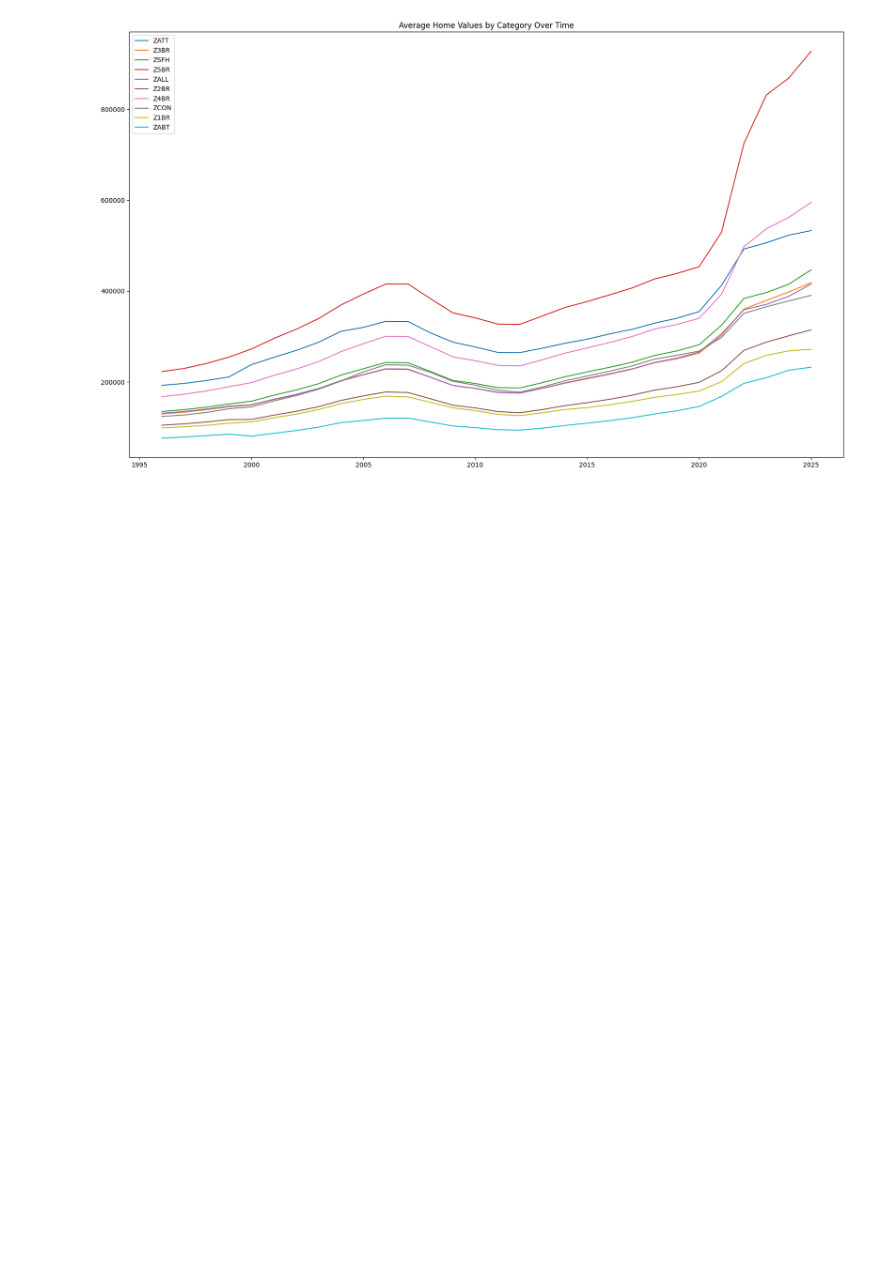
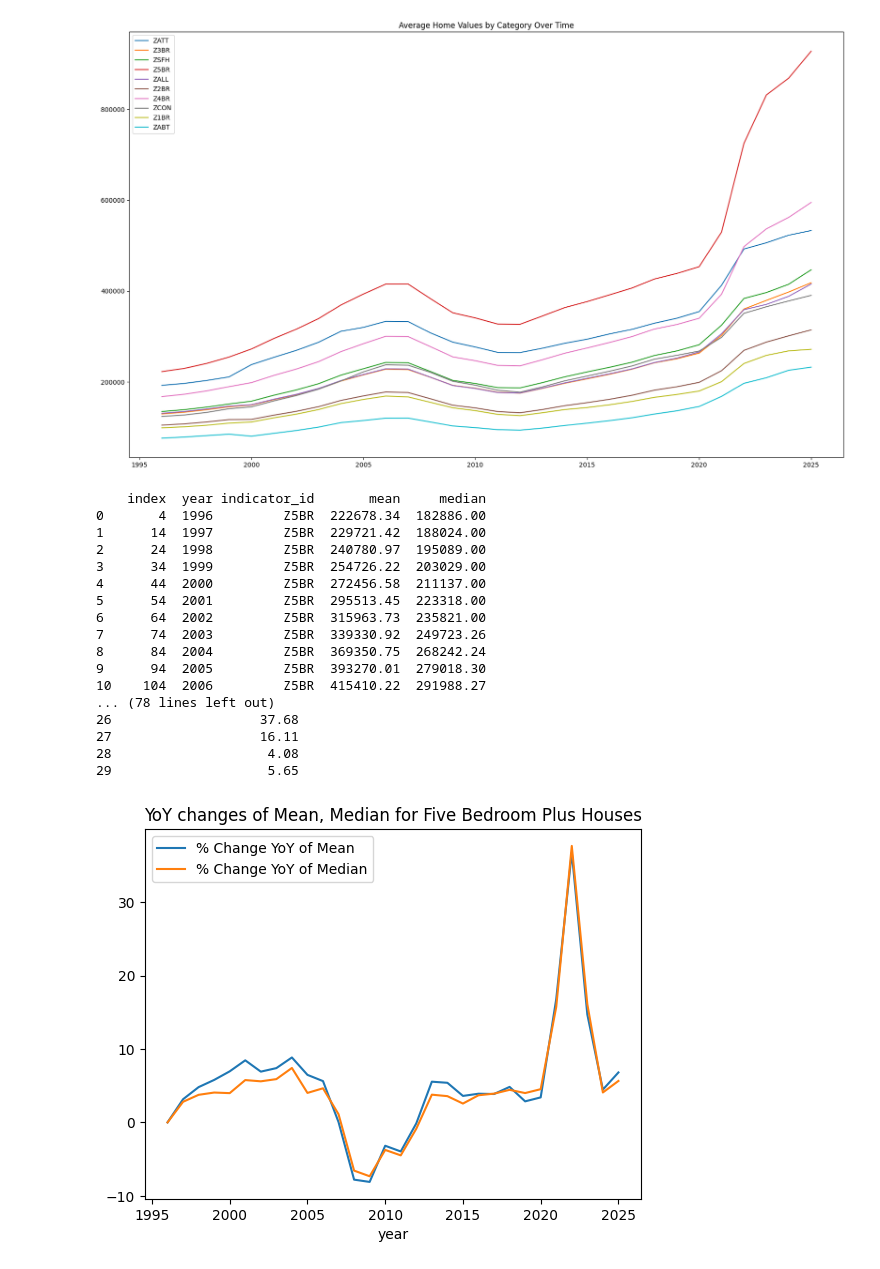
Before and after one commit to catatonicmark/zillow-data, a Jupyter notebook: zillow_data.ipynb, the cells around one changed output. Saved outputs shown, nothing was run; the diff lists cells and outputs as text; code cells hidden in the pictures; blank space fills up the shorter version.

```diff
--- a/zillow_data.ipynb
+++ b/zillow_data.ipynb
@@ -151,16 +151,26 @@ print(home_values['indicator_id'].unique())
 home_values['year'] = home_values['date'].dt.year
 summary_yr = home_values.groupby('year')['value'].agg(['mean','median']).reset_index()
 summary_yr = summary_yr.round({'mean': 2, 'median': 0})
-temp__mean_list   = [0]
-temp__median_list = [0]
-for i in range(len(summary_yr['year'])-1):
-    temp__mean_list.append(((  summary_yr['mean'][i+1]   / summary_yr['mean'][i]) -   1) * 100)
-    temp__median_list.append(((summary_yr['median'][i+1] / summary_yr['median'][i]) - 1) * 100)
-temp__mean_list   = [round(elem, 2) for  elem in temp__mean_list]
-temp__median_list = [round(elem, 2) for  elem in temp__median_list]
+#i also want to see the YoY change as a %
+#we can go ahead and make this into a function as we will likely use it later
 
-summary_yr['% Change YoY of Mean'] = temp__mean_list
-summary_yr['% Change YoY of Median'] = temp__median_list
+def get_mean_median_YoY_change(df):
+    #initialize list with 0 as first row will have nothing compared to it
+    temp_mean_list   = [0]
+    temp_median_list = [0]
+    #iterate through each year, calculcate % change from prev year to current and append this to a list
+    for i in range(len(df['year'])-1):
+        temp_mean_list.append(((  df['mean'][i+1]   / df['mean'][i]) -   1) * 100)
+        temp_median_list.append(((df['median'][i+1] / df['median'][i]) - 1) * 100)
+    #a quick rounding to 2 decimal places
+    temp_mean_list   = [round(elem, 2) for  elem in temp_mean_list]
+    temp_median_list = [round(elem, 2) for  elem in temp_median_list]
+#add list as column to the dataframe
+    df['% Change YoY of Mean'] = temp_mean_list
+    df['% Change YoY of Median'] = temp_median_list
+    return df
+
+get_mean_median_YoY_change(summary_yr)
 print(summary_yr)
 # %% [output]
 ['ZATT', 'Z3BR', 'ZSFH', 'Z5BR', 'ZALL', 'Z2BR', 'Z4BR', 'ZCON', 'Z1BR', 'ZABT']
@@ -194,7 +204,7 @@ plt.show()
 # %%
 #lets do summary stats by year and and indicator
 summary_by_category = home_values.groupby(['year','indicator_id'])['value'].agg(['mean', 'median']).reset_index()
-summary_by_category['mean'] = summary_by_category['mean'].round(2)
+summary_by_category = summary_by_category.round({'mean': 2, 'median': 2})
 temp_df = pd.DataFrame()
 for indicator in home_values_indicators['indicator_id']:
     temp_df = summary_by_category[summary_by_category['indicator_id'] == indicator]
@@ -228,3 +238,37 @@ plt.legend()
 plt.show()
 # %% [output]
 [figure]
+# %%
+#based on the data, we can see there is a pretty large increase from 2020-2021-2022 YoY.
+#from the graphs separated by category, we can see that Z5BR (5 bedrooms+) had a substantially larger increase, so I'm curious to see this type of home's YoY change
+#we'll first need to separate out the data on this specific category
+five_bedrooms_plus = summary_by_category[summary_by_category['indicator_id'] == 'Z5BR'].reset_index()
+print(five_bedrooms_plus)
+#now lets calculcate YoY change and
+get_mean_median_YoY_change(five_bedrooms_plus)
+print(five_bedrooms_plus)
+#graph YoY changes
+five_bedrooms_plus.plot(x='year', y=['% Change YoY of Mean', '% Change YoY of Median'])
+plt.title('YoY changes of Mean, Median for Five Bedroom Plus Houses')
+plt.show()
+
+#wow! a 36.80% increase  from 2021 to 2022
+# %% [output]
+    index  year indicator_id       mean     median
+0       4  1996         Z5BR  222678.34  182886.00
+1      14  1997         Z5BR  229721.42  188024.00
+2      24  1998         Z5BR  240780.97  195089.00
+3      34  1999         Z5BR  254726.22  203029.00
+4      44  2000         Z5BR  272456.58  211137.00
+5      54  2001         Z5BR  295513.45  223318.00
+6      64  2002         Z5BR  315963.73  235821.00
+7      74  2003         Z5BR  339330.92  249723.26
+8      84  2004         Z5BR  369350.75  268242.24
+9      94  2005         Z5BR  393270.01  279018.30
+10    104  2006         Z5BR  415410.22  291988.27
+... (78 lines left out)
+26                   37.68
+27                   16.11
+28                    4.08
+29                    5.65
+[figure, added]
```
Also changed, not shown: parts of 1 cell of this notebook.
